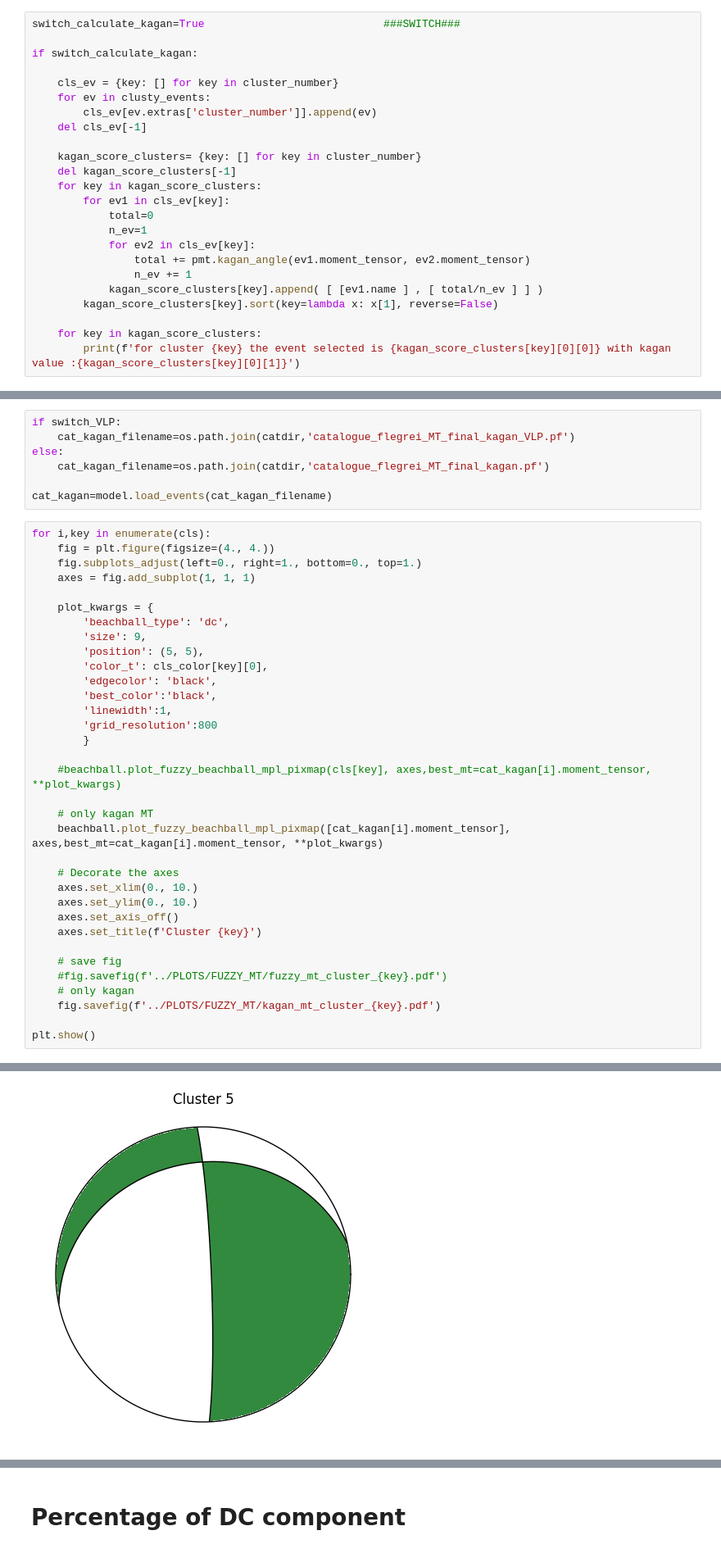
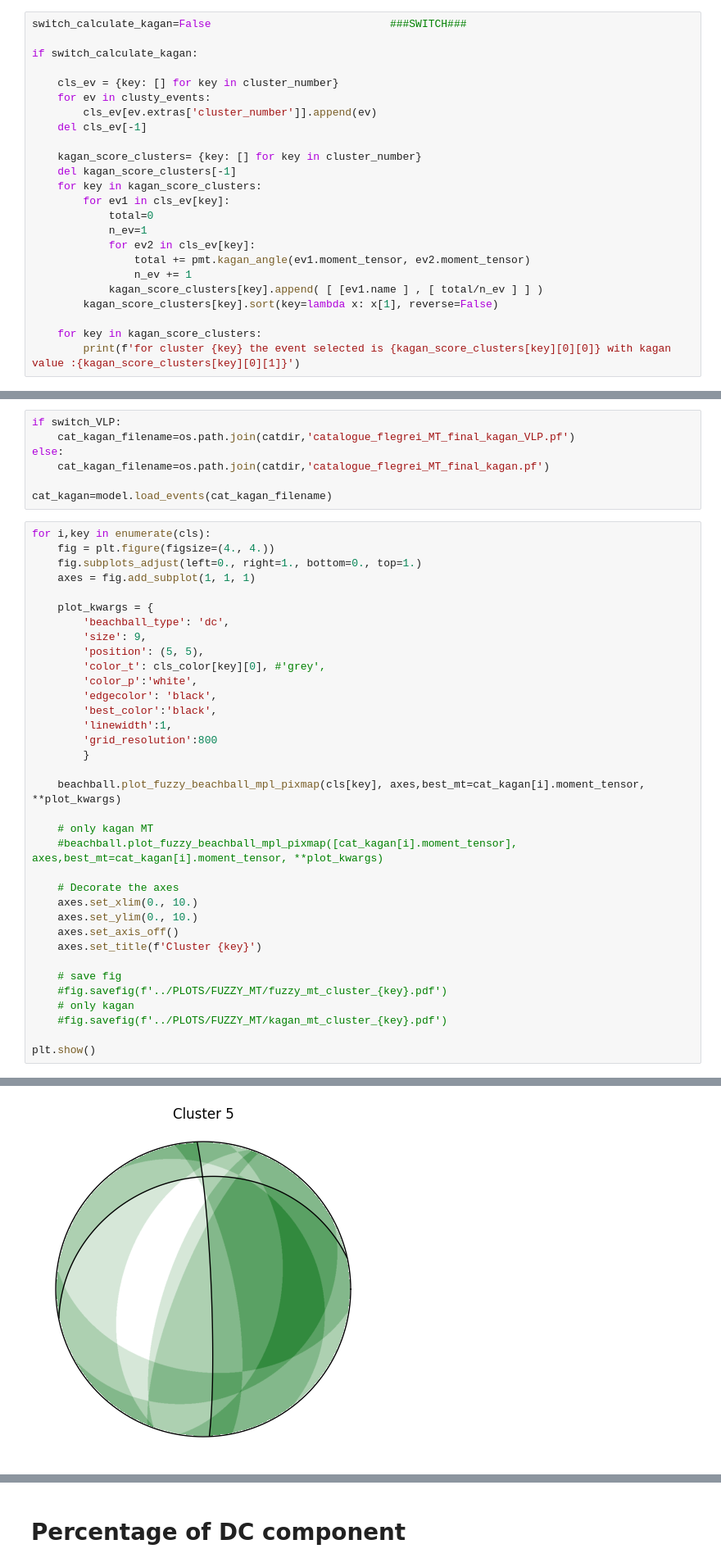
Before and after one commit to giacomorapagnani/CAMPI_FLEGREI_moment_tensor, a Jupyter notebook: codes/plot_fuzzy_MT.ipynb, the cells around one changed output, grey strips where cells are left out. Shown at 82% size. Drawn from its saved outputs; the diff is of its cells as text.

```diff
--- a/codes/plot_fuzzy_MT.ipynb
+++ b/codes/plot_fuzzy_MT.ipynb
@@ -70,7 +70,7 @@ cluster 6 with color ['#FE00CE']
 # %% [markdown]
 ### KAGAN moment tensor for each cluster VT
 # %%
-switch_calculate_kagan=True                            ###SWITCH###
+switch_calculate_kagan=False                            ###SWITCH###
 
 if switch_calculate_kagan:
 
@@ -120,17 +112,18 @@ for i,key in enumerate(cls):
         'beachball_type': 'dc',
         'size': 9,
         'position': (5, 5),
-        'color_t': cls_color[key][0],
+        'color_t': cls_color[key][0], #'grey',
+        'color_p':'white',
         'edgecolor': 'black',
         'best_color':'black',
         'linewidth':1,
         'grid_resolution':800
         }
 
-    #beachball.plot_fuzzy_beachball_mpl_pixmap(cls[key], axes,best_mt=cat_kagan[i].moment_tensor, **plot_kwargs)
+    beachball.plot_fuzzy_beachball_mpl_pixmap(cls[key], axes,best_mt=cat_kagan[i].moment_tensor, **plot_kwargs)
 
     # only kagan MT
-    beachball.plot_fuzzy_beachball_mpl_pixmap([cat_kagan[i].moment_tensor], axes,best_mt=cat_kagan[i].moment_tensor, **plot_kwargs)
+    #beachball.plot_fuzzy_beachball_mpl_pixmap([cat_kagan[i].moment_tensor], axes,best_mt=cat_kagan[i].moment_tensor, **plot_kwargs)
 
     # Decorate the axes
     axes.set_xlim(0., 10.)
@@ -141,7 +134,7 @@ for i,key in enumerate(cls):
     # save fig
     #fig.savefig(f'../PLOTS/FUZZY_MT/fuzzy_mt_cluster_{key}.pdf')
     # only kagan
-    fig.savefig(f'../PLOTS/FUZZY_MT/kagan_mt_cluster_{key}.pdf')
+    #fig.savefig(f'../PLOTS/FUZZY_MT/kagan_mt_cluster_{key}.pdf')
 
 plt.show()
 # %% [output]
@@ -153 +146 @@ plt.show()
-[figure, old version]
+[figure, new version]
```
Also changed, not shown: parts of 2 cells of this notebook, 16 other files.
